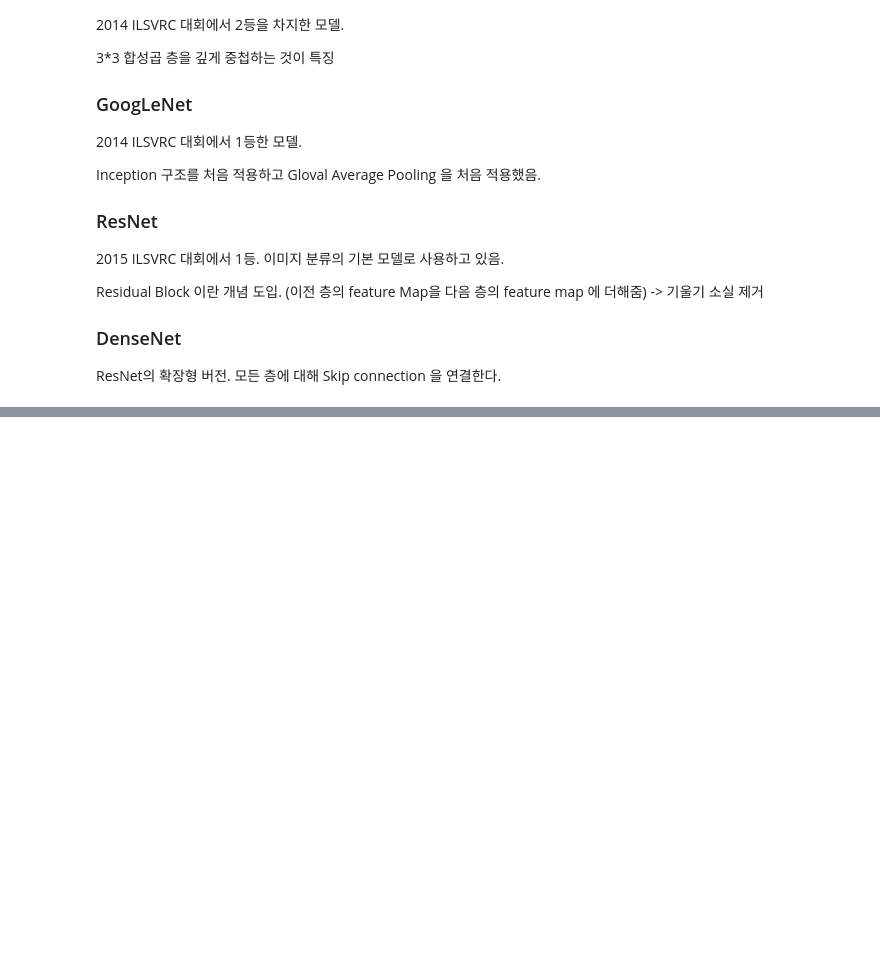
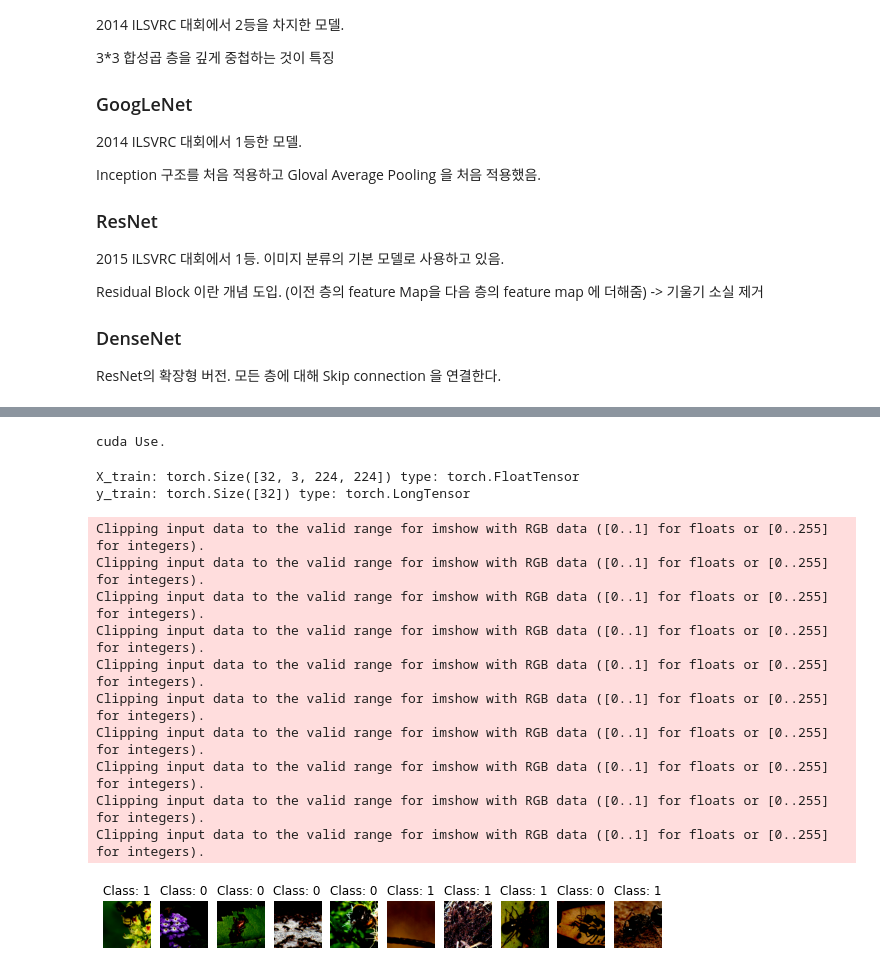
Before and after one commit to YMGYM/python_deeplearning_pytorch, a Jupyter notebook: Pytorch_part3~.ipynb, the cells around one changed output, grey strips where cells are left out. Saved outputs shown, nothing was run; the diff lists cells and outputs as text; code cells hidden in the pictures; blank space fills up the shorter version.

```diff
--- a/Pytorch_part3~.ipynb
+++ b/Pytorch_part3~.ipynb
@@ -380,0 +421,63 @@ class ResNet(nn.Module):
+# %%
+DEVICE = 'cuda' if torch.cuda.is_available() else 'cpu'
+print(f"{DEVICE} Use.")
+# %% [output]
+cuda Use.
+# %%
+# 하이퍼파라미터 설정
+BATCH_SIZE = 32
+EPOCHS = 10
+# %%
+# 데이터셋 불러오기
+data_transforms = {
+    'train' : transforms.Compose([
+          transforms.RandomResizedCrop(224), # 이미지 일부를 랜덤으로 선택해 사이즈 변경
+          transforms.RandomHorizontalFlip(),
+          transforms.ToTensor(),
+          transforms.Normalize([0.5,0.5,0.5], [0.5,0.5,0.5])
+    ]),
+    'val' : transforms.Compose([
+          transforms.CenterCrop(224),
+          transforms.RandomHorizontalFlip(),
+          transforms.ToTensor(),
+          transforms.Normalize([0.5,0.5,0.5], [0.5,0.5,0.5])
+    ])
+}
+
+image_datasets = {x: datasets.ImageFolder("/content/drive/MyDrive/Datasets/hymenoptera_data/hymenoptera_data", data_transforms[x]) for x in ['train', 'val']}
+# 반복문을 돌려서 train, val 폴더에 접근
+
+dataloaders = {x: torch.utils.data.DataLoader(image_datasets[x],
+                                              batch_size = BATCH_SIZE,
+                                              num_workers=0,
+                                              shuffle=True) for x in ['train', 'val']}
+# %%
+# 데이터 확인하기
+for (X_train, y_train) in dataloaders['train']:
+  print('X_train:', X_train.size(), 'type:', X_train.type())
+  print('y_train:', y_train.size(), 'type:', y_train.type())
+  break
+# %% [output]
+X_train: torch.Size([32, 3, 224, 224]) type: torch.FloatTensor
+y_train: torch.Size([32]) type: torch.LongTensor
+# %%
+pltsize = 1
+plt.figure(figsize = (10 * pltsize, pltsize))
+
+for i in range(10):
+  plt.subplot(1, 10, i+1)
+  plt.axis('off')
+  plt.imshow(np.transpose(X_train[i], (1, 2, 0))) # 3, 224, 224 를 224,224, 3으로 변환
+  plt.title('Class: ' + str(y_train[i].item()))
+# %% [output]
+Clipping input data to the valid range for imshow with RGB data ([0..1] for floats or [0..255] for integers).
+Clipping input data to the valid range for imshow with RGB data ([0..1] for floats or [0..255] for integers).
+Clipping input data to the valid range for imshow with RGB data ([0..1] for floats or [0..255] for integers).
+Clipping input data to the valid range for imshow with RGB data ([0..1] for floats or [0..255] for integers).
+Clipping input data to the valid range for imshow with RGB data ([0..1] for floats or [0..255] for integers).
+Clipping input data to the valid range for imshow with RGB data ([0..1] for floats or [0..255] for integers).
+Clipping input data to the valid range for imshow with RGB data ([0..1] for floats or [0..255] for integers).
+Clipping input data to the valid range for imshow with RGB data ([0..1] for floats or [0..255] for integers).
+Clipping input data to the valid range for imshow with RGB data ([0..1] for floats or [0..255] for integers).
+Clipping input data to the valid range for imshow with RGB data ([0..1] for floats or [0..255] for integers).
+[figure, added]
```
Also changed, not shown: parts of 19 cells of this notebook.
